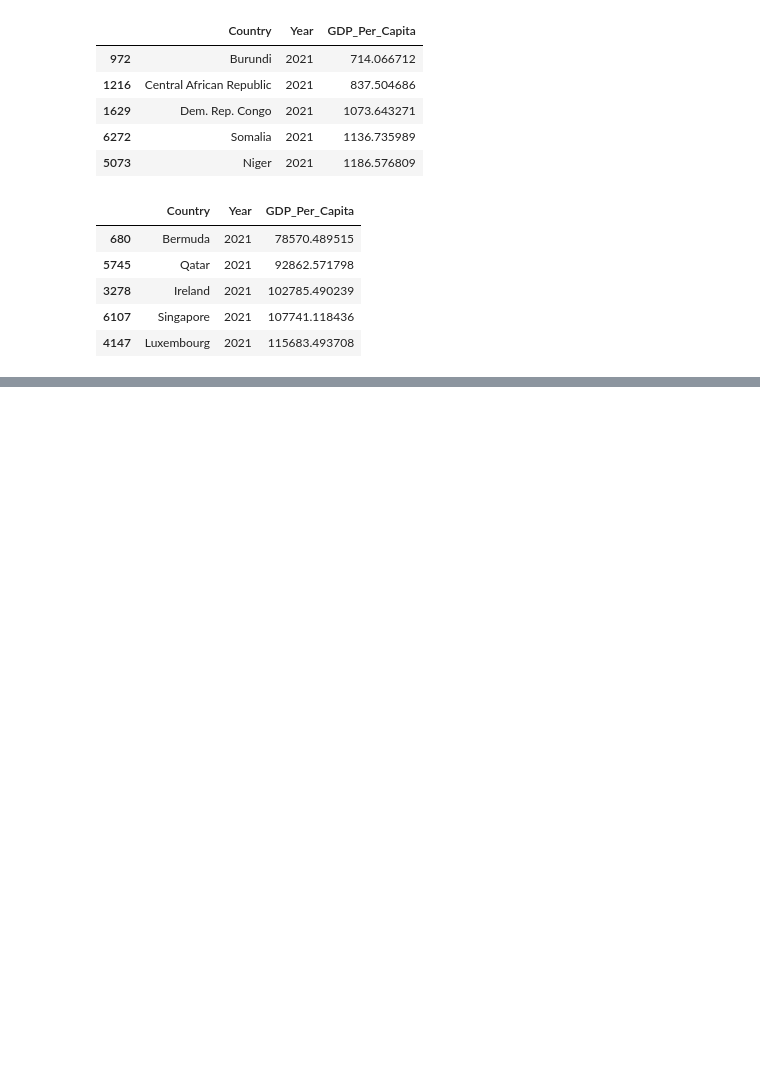
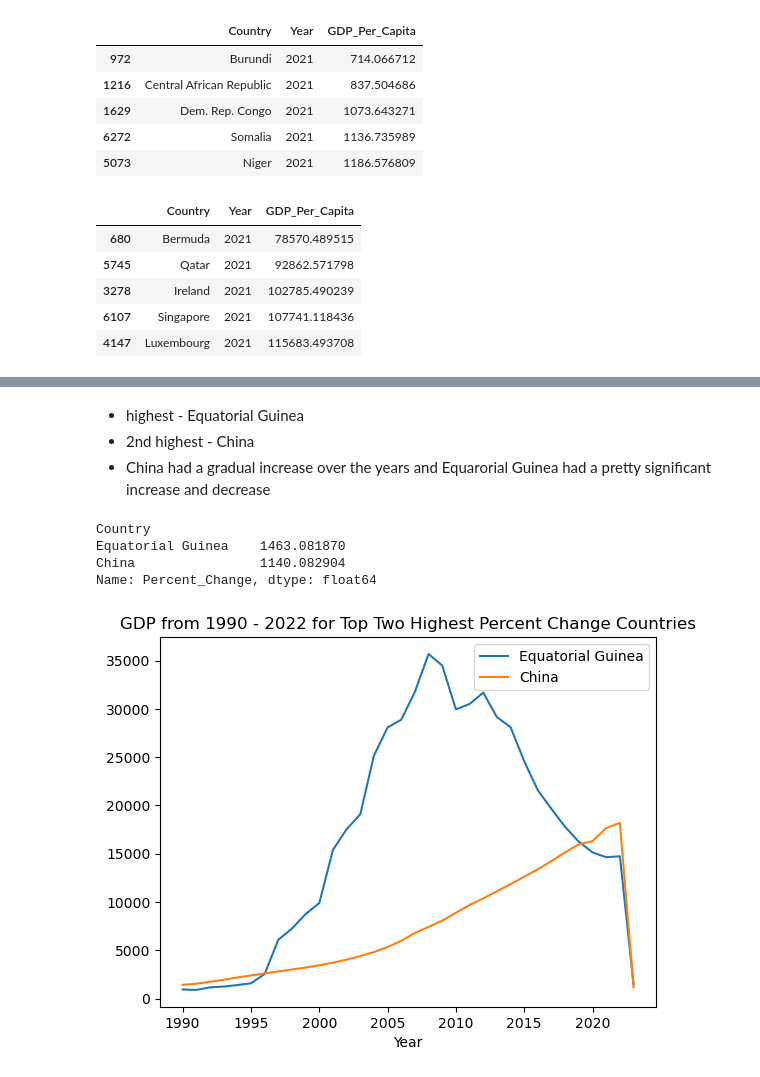
Before and after one commit to nss-data-science-cohort-8/un-exploration-vickitaylor, a Jupyter notebook: notebooks/un_data_exploration.ipynb, the cells around one changed output, grey strips where cells are left out. Drawn from its saved outputs; the diff is of its cells as text; code cells hidden in the pictures; blank space fills up the shorter version.

```diff
--- a/notebooks/un_data_exploration.ipynb
+++ b/notebooks/un_data_exploration.ipynb
@@ -262,0 +347,4 @@ gdp2021.sort_values('GDP_Per_Capita').tail()
+# %%
+gdp_pivoted = gdp_df.pivot_table(index = 'Country', columns = 'Year', values = 'GDP_Per_Capita')
+gdp_pivoted = gdp_pivoted.dropna(subset=['2021'])
+gdp_pivoted = gdp_pivoted.dropna(subset=['1990'])
@@ -262,0 +364,2 @@ gdp2021.sort_values('GDP_Per_Capita').tail()
+# %%
+gdp_pivoted['Percent_Change'] = 100 * ((gdp_pivoted['2021'] - gdp_pivoted['1990'] )/ gdp_pivoted['1990'])
@@ -262,0 +407,22 @@ gdp2021.sort_values('GDP_Per_Capita').tail()
+# %% [markdown]
+- highest - Equatorial Guinea
+- 2nd highest - China
+- China had a gradual increase over the years and Equarorial Guinea had a pretty significant increase and decrease
+# %%
+gdp_pivoted['Percent_Change'].nlargest(2)
+# %% [output]
+Country
+Equatorial Guinea    1463.081870
+China                1140.082904
+Name: Percent_Change, dtype: float64
+# %%
+gdp_eg = gdp_pivoted.loc['Equatorial Guinea']
+gdp_ch = gdp_pivoted.loc['China']
+# %%
+gdp_eg.plot(kind = 'line')
+gdp_ch.plot(kind = 'line')
+plt.title('GDP from 1990 - 2022 for Top Two Highest Percent Change Countries')
+plt.legend()
+plt.show()
+# %% [output]
+[figure, added]
```
Also changed, not shown: parts of 43 cells of this notebook, 1 other file.
